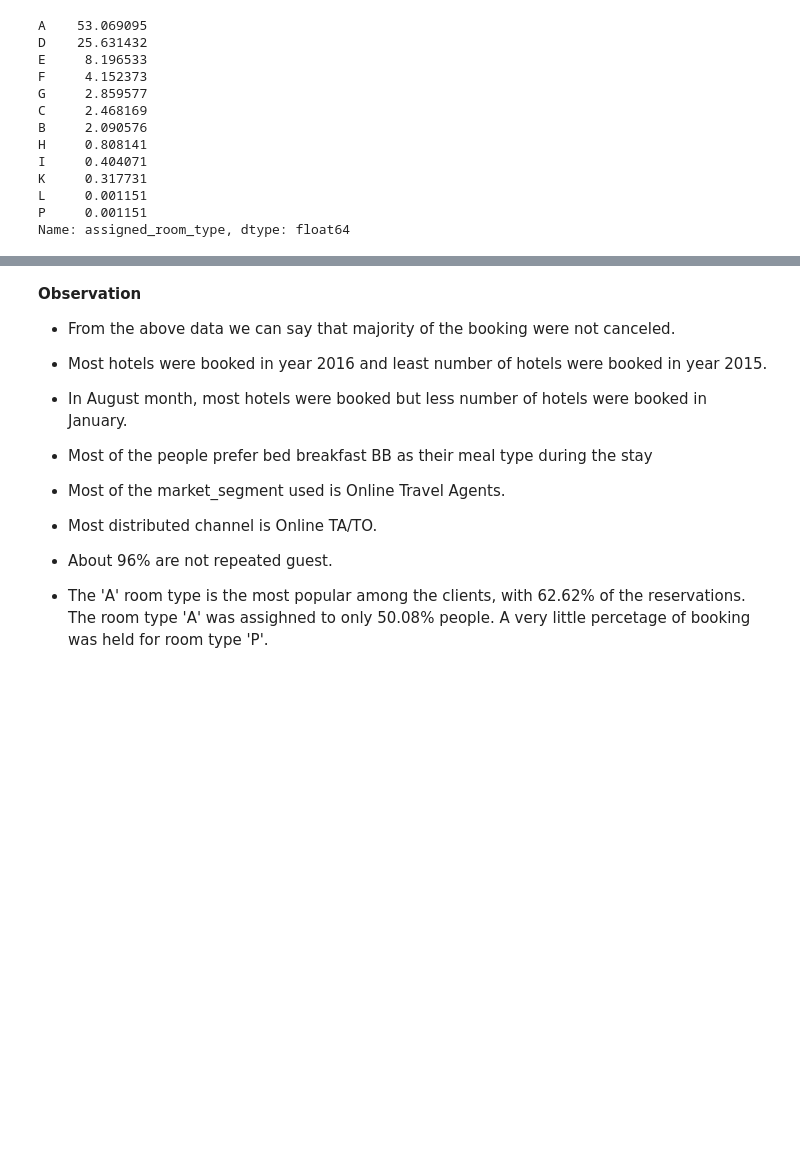
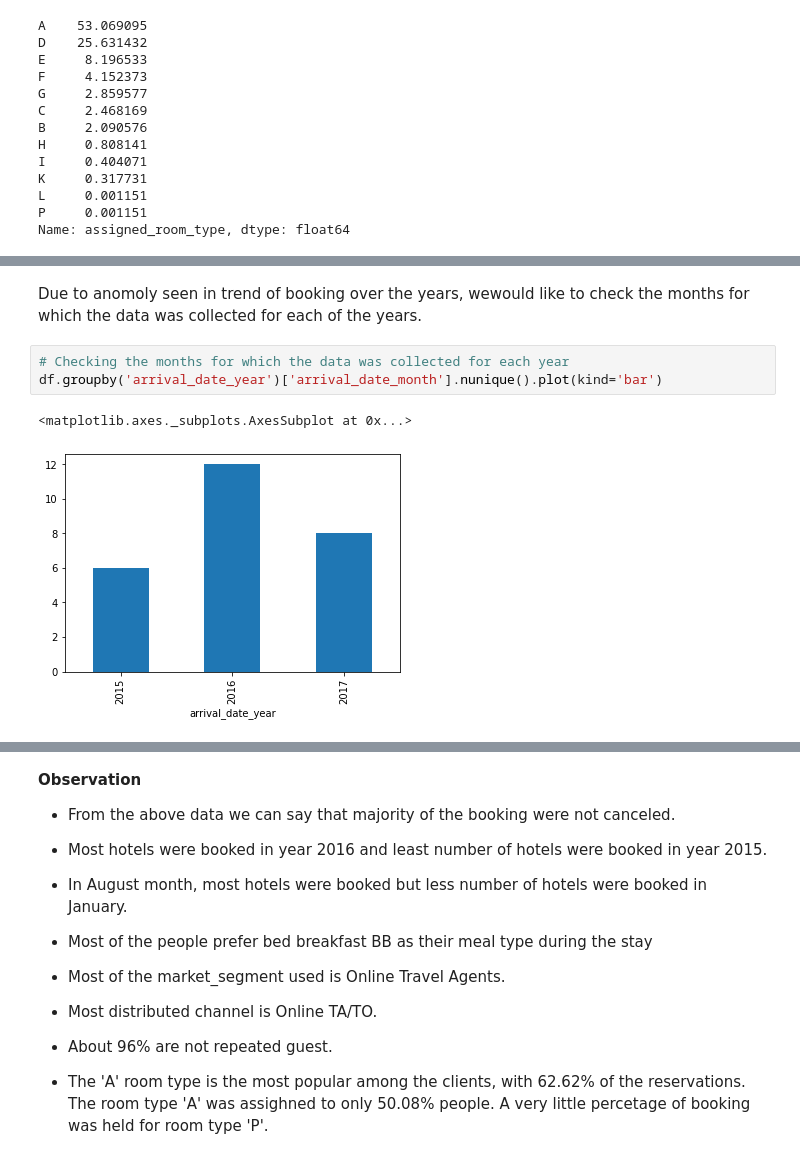
Before and after one commit to B-Murali-Krishna/Hotel-Booking-Analysis---Capstone-Project, a Jupyter notebook: Hotel_Booking_Analysis_Capstone_Project_Final.ipynb, the cells around one changed output, grey strips where cells are left out. Cells and saved outputs as stored; diff of their text form; blank space fills up the shorter version.

```diff
--- a/Hotel_Booking_Analysis_Capstone_Project_Final.ipynb
+++ b/Hotel_Booking_Analysis_Capstone_Project_Final.ipynb
@@ -571 +564,9 @@ No-Show       1.162710
 Name: reservation_status, dtype: float64
+# %% [markdown]
+Due to anomoly seen in trend of booking over the years, wewould like to check the months for which the data was collected for each of the years.
+# %%
+# Checking the months for which the data was collected for each year
+df.groupby('arrival_date_year')['arrival_date_month'].nunique().plot(kind='bar')
+# %% [output]
+<matplotlib.axes._subplots.AxesSubplot at 0x...>
+[figure, added]
```
Also changed, not shown: parts of 6 cells of this notebook.
